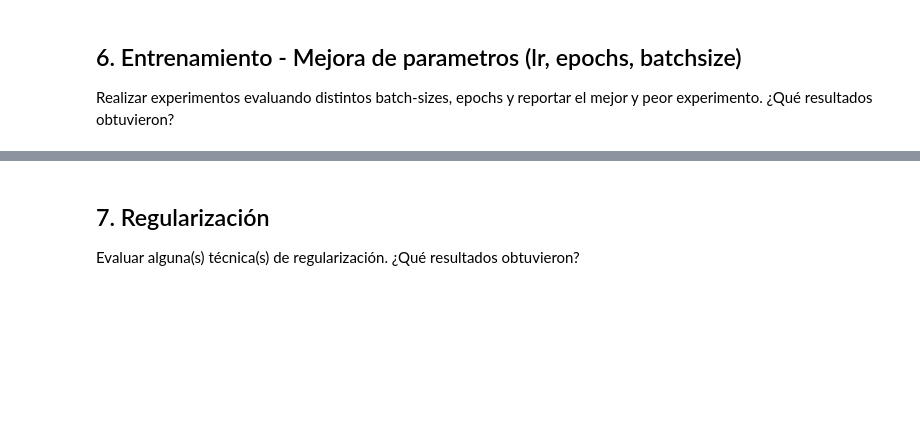
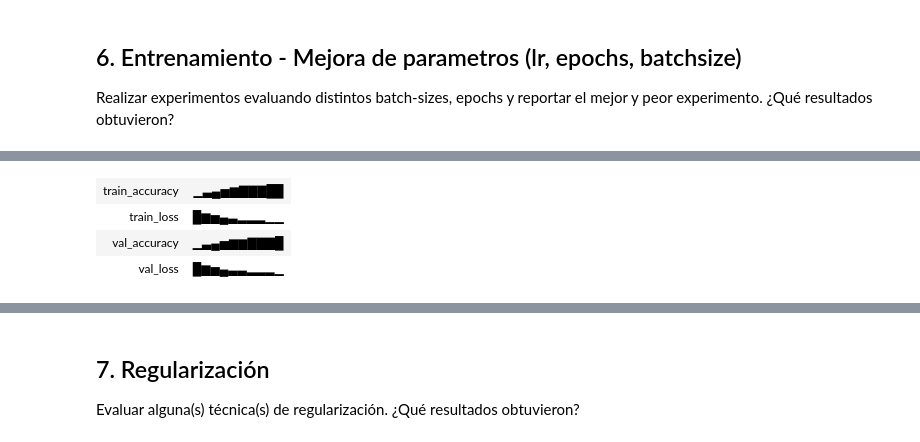
Before and after one commit to osaintnom/CIFAR10_img_clasiffication_CNN, a Jupyter notebook: TP3 (1).ipynb, the cells around one changed output, grey strips where cells are left out. Drawn from its saved outputs; the diff is of its cells as text; code cells hidden in the pictures; blank space fills up the shorter version.

```diff
--- a/TP3 (1).ipynb
+++ b/TP3 (1).ipynb
@@ -106,13 +130,13 @@ if torch.cuda.is_available():
     torch.cuda.manual_seed(181988)
 # %%
 #Parametros
-batch_size = 32
-learning_rate = 0.02
-momentum =.9
-epochs = 10
-weight_decay = 0.05
+# batch_size = 32
+# learning_rate = 0.001
+# momentum =0.8
+# epochs = 10
+# weight_decay = 1e-5
 
-num_classes = 10
+# num_classes = 10
 
 
 # experiment_name = "MLP"
@@ -1017,0 +945,81 @@ if mejoras_lr:
+# %%
+if mejoras_lr:
+    step = 6
+    import random
+    from itertools import product
+
+    funcion_activacion = 'relu6'
+    class BasicBlock(nn.Module):
+        expansion = 1
+
+
+        def __init__(self, in_planes, planes, stride=1):
+            super(BasicBlock, self).__init__()
+
+            self.DROPOUT = 0.1 # aplicamos Droput del 10% de las neuronas
+
+            self.conv1 = nn.Conv2d(
+                in_planes, planes, kernel_size=3, stride=stride, padding=1, bias=False)
+            self.bn1 = nn.BatchNorm2d(planes)
+            self.dropout = nn.Dropout(self.DROPOUT)
+            self.conv2 = nn.Conv2d(planes, planes, kernel_size=3,
+                                stride=1, padding=1, bias=False)
+            self.bn2 = nn.BatchNorm2d(planes)
+            self.dropout = nn.Dropout(self.DROPOUT)
+
+            self.shortcut = nn.Sequential()
+            if stride != 1 or in_planes != self.expansion*planes:
+                self.shortcut = nn.Sequential(
+                    nn.Conv2d(in_planes, self.expansion*planes,
+                            kernel_size=1, stride=stride, bias=False),
+                    nn.BatchNorm2d(self.expansion*planes),
+                    nn.Dropout(self.DROPOUT)
+                )
+
+        def forward(self, x):
+            out = F.relu6(self.dropout(self.bn1(self.conv1(x))))
+            out = self.dropout(self.bn2(self.conv2(out)))
+            out += self.shortcut(x)
+            out = F.relu6(out)
+            return out
+
+
+    class ResNet(nn.Module):
+        def __init__(self, block, num_blocks, num_classes=10):
+            super(ResNet, self).__init__()
+            self.in_planes = 64
+
+            self.conv1 = nn.Conv2d(3, 64, kernel_size=3,
+                                stride=1, padding=1, bias=False)
+            self.bn1 = nn.BatchNorm2d(64)
+            self.layer1 = self._make_layer(block, 64, num_blocks[0], stride=1)
+            self.layer2 = self._make_layer(block, 128, num_blocks[1], stride=2)
+            self.layer3 = self._make_layer(block, 256, num_blocks[2], stride=2)
+            self.layer4 = self._make_layer(block, 512, num_blocks[3], stride=2)
+            self.linear = nn.Linear(512*block.expansion, num_classes)
+
+        def _make_layer(self, block, planes, num_blocks, stride):
+            strides = [stride] + [1]*(num_blocks-1)
+            layers = []
+            for stride in strides:
+                layers.append(block(self.in_planes, planes, stride))
+                self.in_planes = planes * block.expansion
+            return nn.Sequential(*layers)
+
+        def forward(self, x):
+            out = F.relu6(self.bn1(self.conv1(x)))
+            out = self.layer1(out)
+            out = self.layer2(out)
+            out = self.layer3(out)
+            out = self.layer4(out)
+            out = F.avg_pool2d(out, 4)
+            out = out.view(out.size(0), -1)
+            out = self.linear(out)
+            return F.log_softmax(out, dim=-1)
+
+
+    def ResNet18():
+        return ResNet(BasicBlock, [2, 2, 2, 2])
+
+    net = ResNet18().to(device)
+# %% [output]
@@ -1017,0 +1036,4 @@ if mejoras_lr:
+| train_accuracy | ▁▃▄▅▆▇▇▇██ |
+| train_loss | █▆▅▄▃▂▂▂▁▁ |
+| val_accuracy | ▁▃▄▅▆▆▇▇▇█ |
+| val_loss | █▆▅▄▃▃▂▂▂▁ |
```
Also changed, not shown: parts of 39 cells of this notebook, 2 other files.
